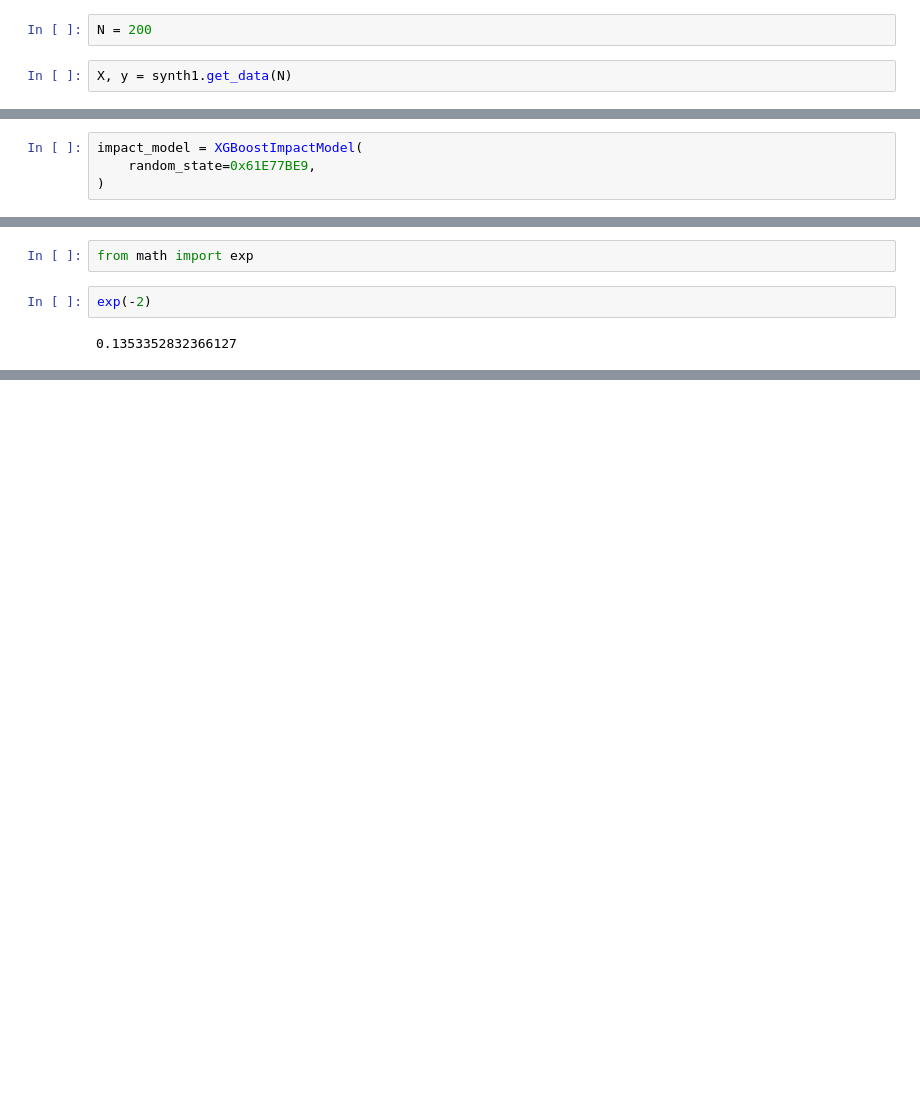
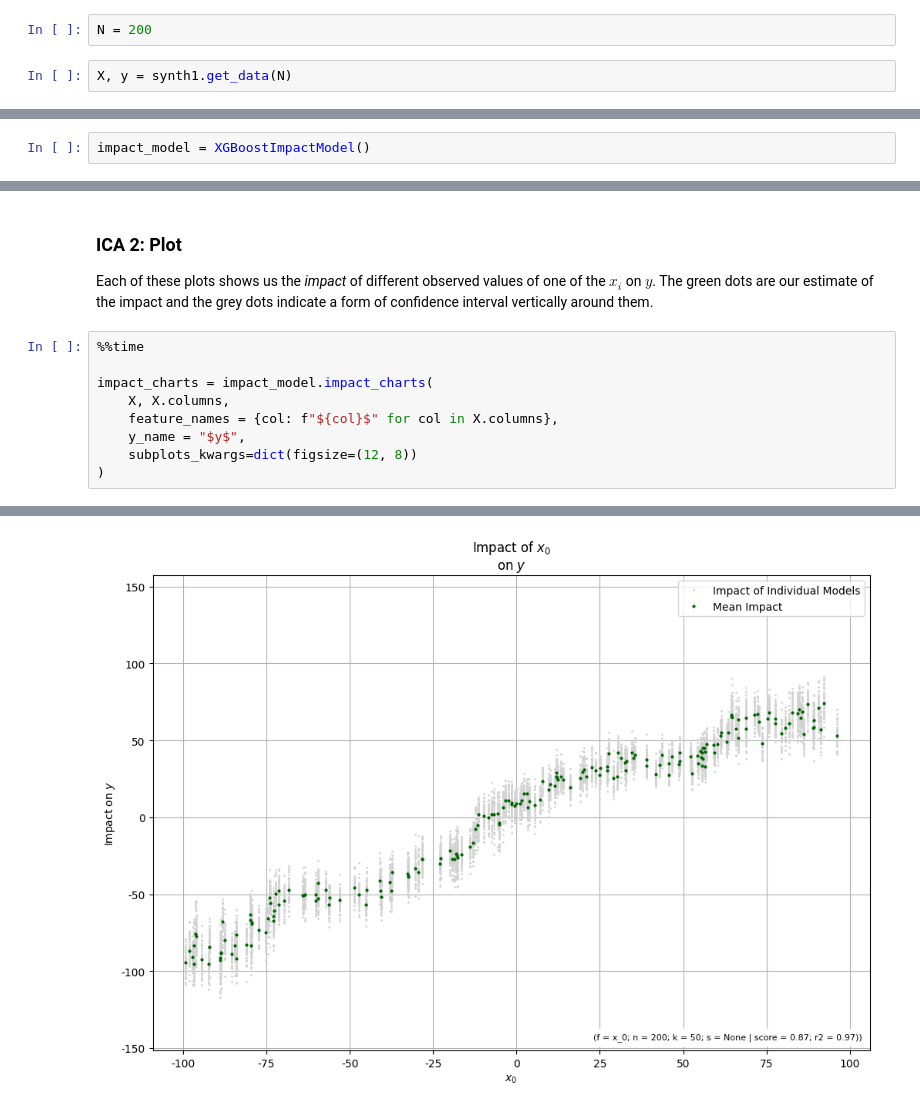
Before and after one commit to vengroff/impactchartdemo, a Jupyter notebook: Synthetic Data.ipynb, the cells around one changed output, grey strips where cells are left out. Cells and saved outputs as stored; diff of their text form; blank space fills up the shorter version.

```diff
--- a/Synthetic Data.ipynb
+++ b/Synthetic Data.ipynb
@@ -90,5 +155,3 @@ for ii, ax in enumerate(axes):
 # %%
-impact_model = XGBoostImpactModel(
-    random_state=0x61E77BE9,
-)
+impact_model = XGBoostImpactModel()
 # %%
@@ -116,6 +165,16 @@ impact_model.impact_charts(X, X.columns, subplots_kwargs=dict(figsize=(12, 8)))
-# %%
-from math import exp
-# %%
-exp(-2)
-# %% [output]
-0.1353352832366127
+# %% [markdown]
+### ICA 2: Plot
+
+Each of these plots shows us the _impact_ of different observed values of one of the $x_i$ on $y$.
+The green dots are our estimate of the impact and the grey dots indicate a form of confidence interval
+vertically around them.
+# %%
+%%time
+
+impact_charts = impact_model.impact_charts(
+    X, X.columns,
+    feature_names = {col: f"${col}$" for col in X.columns},
+    y_name = "$y$",
+    subplots_kwargs=dict(figsize=(12, 8))
+)
+# %% [output]
@@ -121,0 +183 @@ exp(-2)
+[figure, added]
```
Also changed, not shown: parts of 26 cells of this notebook, 1 other file.
